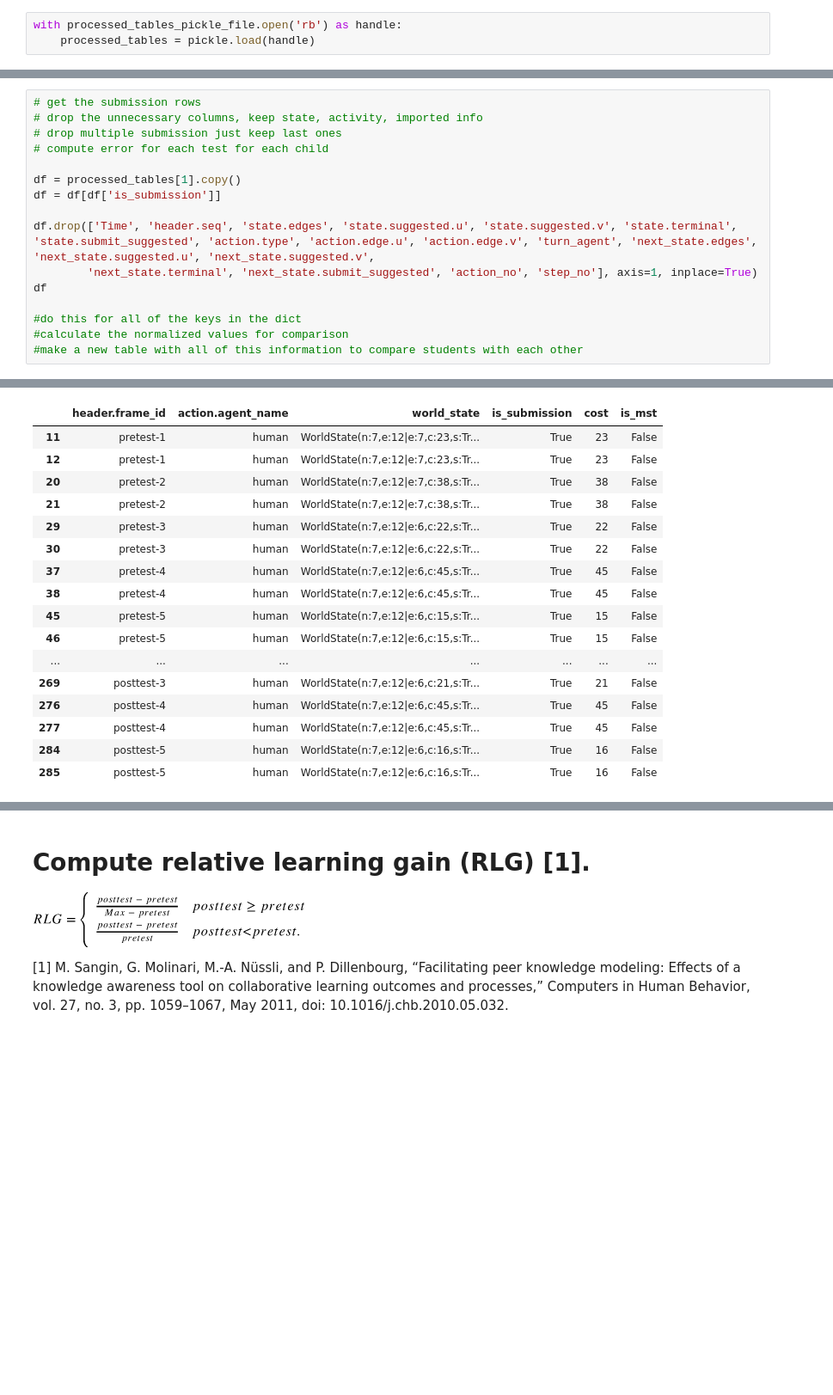
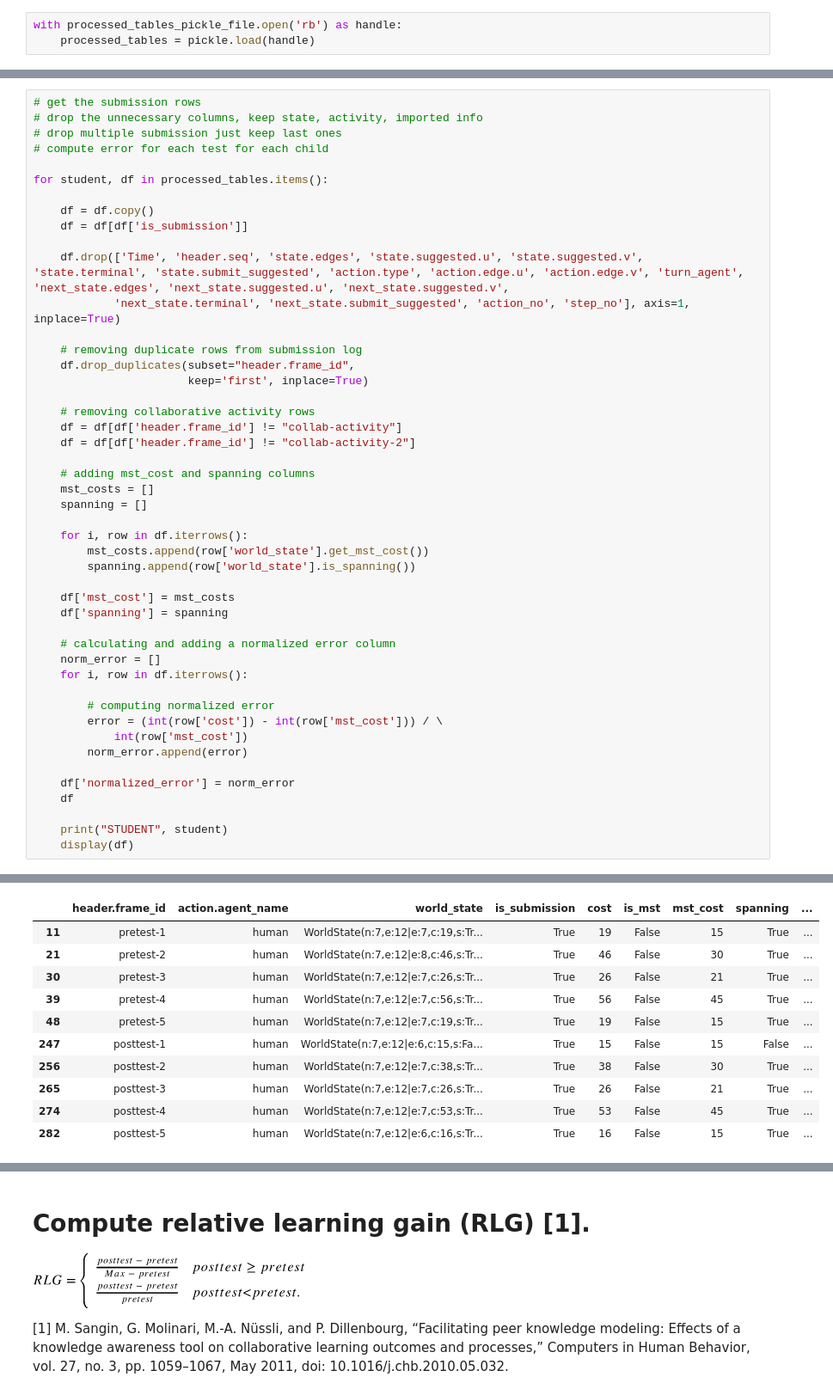
Before and after one commit to utku-norman/justhink-preexp-analysis, a Jupyter notebook: analysis/notebooks/3-measuring-learning-outcomes-pretest-postest.ipynb, the cells around one changed output, grey strips where cells are left out. Shown at 86% size. Cells and saved outputs as stored; diff of their text form; blank space fills up the shorter version.

Commit message:
Cleaning tables and adding normalized error

```diff
--- a/analysis/notebooks/3-measuring-learning-outcomes-pretest-postest.ipynb
+++ b/analysis/notebooks/3-measuring-learning-outcomes-pretest-postest.ipynb
@@ -54,14 +54,45 @@ dict_keys([6, 1, 8, 9, 7, 2, 5, 4, 3, 10])
 # drop multiple submission just keep last ones
 # compute error for each test for each child
 
-df = processed_tables[1].copy()
-df = df[df['is_submission']]
+for student, df in processed_tables.items():
 
-df.drop(['Time', 'header.seq', 'state.edges', 'state.suggested.u', 'state.suggested.v', 'state.terminal', 'state.submit_suggested', 'action.type', 'action.edge.u', 'action.edge.v', 'turn_agent', 'next_state.edges', 'next_state.suggested.u', 'next_state.suggested.v',
-        'next_state.terminal', 'next_state.submit_suggested', 'action_no', 'step_no'], axis=1, inplace=True)
-df
+    df = df.copy()
+    df = df[df['is_submission']]
 
-#do this for all of the keys in the dict
-#calculate the normalized values for comparison
-#make a new table with all of this information to compare students with each other
+    df.drop(['Time', 'header.seq', 'state.edges', 'state.suggested.u', 'state.suggested.v', 'state.terminal', 'state.submit_suggested', 'action.type', 'action.edge.u', 'action.edge.v', 'turn_agent', 'next_state.edges', 'next_state.suggested.u', 'next_state.suggested.v',
+            'next_state.terminal', 'next_state.submit_suggested', 'action_no', 'step_no'], axis=1, inplace=True)
+
+    # removing duplicate rows from submission log
+    df.drop_duplicates(subset="header.frame_id",
+                       keep='first', inplace=True)
+
+    # removing collaborative activity rows
+    df = df[df['header.frame_id'] != "collab-activity"]
+    df = df[df['header.frame_id'] != "collab-activity-2"]
+
+    # adding mst_cost and spanning columns
+    mst_costs = []
+    spanning = []
+
+    for i, row in df.iterrows():
+        mst_costs.append(row['world_state'].get_mst_cost())
+        spanning.append(row['world_state'].is_spanning())
+
+    df['mst_cost'] = mst_costs
+    df['spanning'] = spanning
+
+    # calculating and adding a normalized error column
+    norm_error = []
+    for i, row in df.iterrows():
+
+        # computing normalized error
+        error = (int(row['cost']) - int(row['mst_cost'])) / \
+            int(row['mst_cost'])
+        norm_error.append(error)
+
+    df['normalized_error'] = norm_error
+    df
+
+    print("STUDENT", student)
+    display(df)
 # %% [output]
@@ -68,17 +100,11 @@ df
-|  | header.frame_id | action.agent_name | world_state | is_submission | cost | is_mst |
-| 11 | pretest-1 | human | WorldState(n:7,e:12|e:7,c:23,s:Tr... | True | 23 | False |
-| 12 | pretest-1 | human | WorldState(n:7,e:12|e:7,c:23,s:Tr... | True | 23 | False |
-| 20 | pretest-2 | human | WorldState(n:7,e:12|e:7,c:38,s:Tr... | True | 38 | False |
-| 21 | pretest-2 | human | WorldState(n:7,e:12|e:7,c:38,s:Tr... | True | 38 | False |
-| 29 | pretest-3 | human | WorldState(n:7,e:12|e:6,c:22,s:Tr... | True | 22 | False |
-| 30 | pretest-3 | human | WorldState(n:7,e:12|e:6,c:22,s:Tr... | True | 22 | False |
-| 37 | pretest-4 | human | WorldState(n:7,e:12|e:6,c:45,s:Tr... | True | 45 | False |
-| 38 | pretest-4 | human | WorldState(n:7,e:12|e:6,c:45,s:Tr... | True | 45 | False |
-| 45 | pretest-5 | human | WorldState(n:7,e:12|e:6,c:15,s:Tr... | True | 15 | False |
-| 46 | pretest-5 | human | WorldState(n:7,e:12|e:6,c:15,s:Tr... | True | 15 | False |
-| ... | ... | ... | ... | ... | ... | ... |
-| 269 | posttest-3 | human | WorldState(n:7,e:12|e:6,c:21,s:Tr... | True | 21 | False |
-| 276 | posttest-4 | human | WorldState(n:7,e:12|e:6,c:45,s:Tr... | True | 45 | False |
-| 277 | posttest-4 | human | WorldState(n:7,e:12|e:6,c:45,s:Tr... | True | 45 | False |
-| 284 | posttest-5 | human | WorldState(n:7,e:12|e:6,c:16,s:Tr... | True | 16 | False |
-| 285 | posttest-5 | human | WorldState(n:7,e:12|e:6,c:16,s:Tr... | True | 16 | False |
+|  | header.frame_id | action.agent_name | world_state | is_submission | cost | is_mst | mst_cost | spanning | ... |
+| 11 | pretest-1 | human | WorldState(n:7,e:12|e:7,c:19,s:Tr... | True | 19 | False | 15 | True | ... |
+| 21 | pretest-2 | human | WorldState(n:7,e:12|e:8,c:46,s:Tr... | True | 46 | False | 30 | True | ... |
+| 30 | pretest-3 | human | WorldState(n:7,e:12|e:7,c:26,s:Tr... | True | 26 | False | 21 | True | ... |
+| 39 | pretest-4 | human | WorldState(n:7,e:12|e:7,c:56,s:Tr... | True | 56 | False | 45 | True | ... |
+| 48 | pretest-5 | human | WorldState(n:7,e:12|e:7,c:19,s:Tr... | True | 19 | False | 15 | True | ... |
+| 247 | posttest-1 | human | WorldState(n:7,e:12|e:6,c:15,s:Fa... | True | 15 | False | 15 | False | ... |
+| 256 | posttest-2 | human | WorldState(n:7,e:12|e:7,c:38,s:Tr... | True | 38 | False | 30 | True | ... |
+| 265 | posttest-3 | human | WorldState(n:7,e:12|e:7,c:26,s:Tr... | True | 26 | False | 21 | True | ... |
+| 274 | posttest-4 | human | WorldState(n:7,e:12|e:7,c:53,s:Tr... | True | 53 | False | 45 | True | ... |
+| 282 | posttest-5 | human | WorldState(n:7,e:12|e:6,c:16,s:Tr... | True | 16 | False | 15 | True | ... |
```
Also changed, not shown: parts of 5 cells of this notebook, 1 other file.
